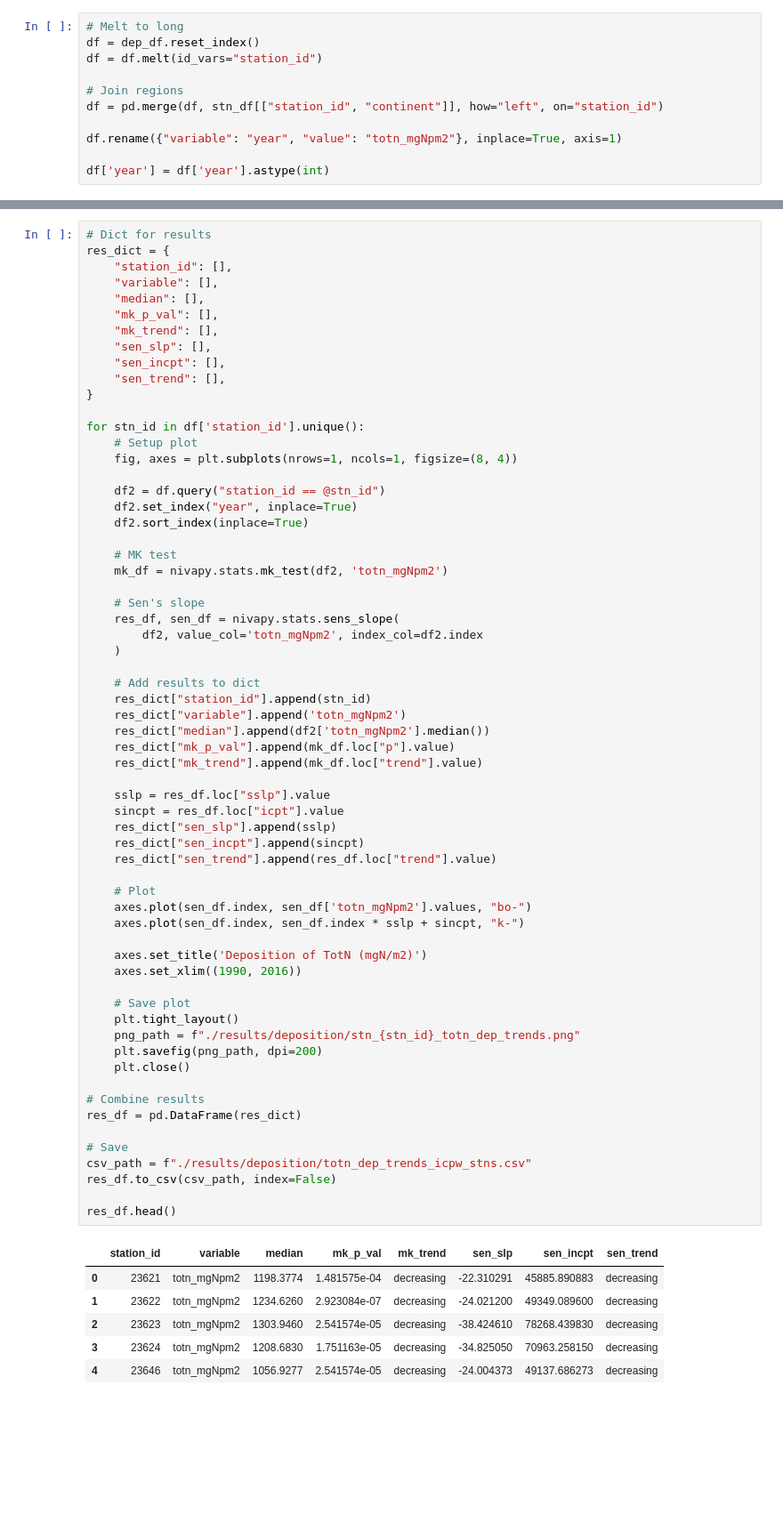
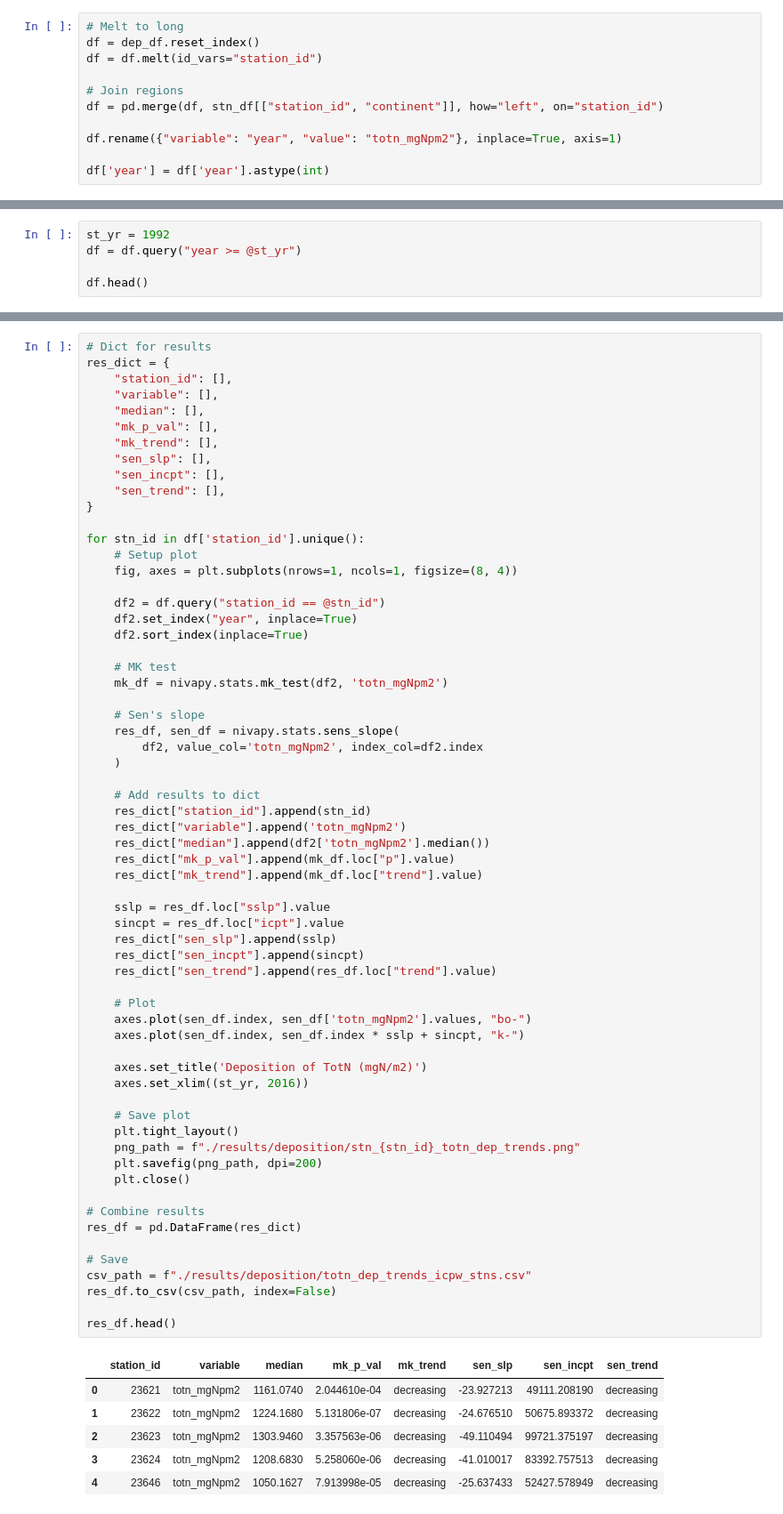
Before and after one commit to JamesSample/icpw2, a Jupyter notebook: thematic_report_2020/thematic_report_2020_nitrogen_part7.ipynb, the cells around one changed output, grey strips where cells are left out. Shown: that part at 89% size. Drawn from its saved outputs; the diff is of its cells as text; blank space fills up the shorter version.

```diff
--- a/thematic_report_2020/thematic_report_2020_nitrogen_part7.ipynb
+++ b/thematic_report_2020/thematic_report_2020_nitrogen_part7.ipynb
@@ -190,0 +184,5 @@ df.head()
+# %%
+st_yr = 1992
+df = df.query("year >= @st_yr")
+
+df.head()
@@ -225,36 +230,36 @@ for stn_id in df['station_id'].unique():
     res_dict["mk_trend"].append(mk_df.loc["trend"].value)
 
     sslp = res_df.loc["sslp"].value
     sincpt = res_df.loc["icpt"].value
     res_dict["sen_slp"].append(sslp)
     res_dict["sen_incpt"].append(sincpt)
     res_dict["sen_trend"].append(res_df.loc["trend"].value)
 
     # Plot
     axes.plot(sen_df.index, sen_df['totn_mgNpm2'].values, "bo-")
     axes.plot(sen_df.index, sen_df.index * sslp + sincpt, "k-")
 
     axes.set_title('Deposition of TotN (mgN/m2)')
-    axes.set_xlim((1990, 2016))
+    axes.set_xlim((st_yr, 2016))
 
     # Save plot
     plt.tight_layout()
     png_path = f"./results/deposition/stn_{stn_id}_totn_dep_trends.png"
     plt.savefig(png_path, dpi=200)
     plt.close()
 
 # Combine results
 res_df = pd.DataFrame(res_dict)
 
 # Save
 csv_path = f"./results/deposition/totn_dep_trends_icpw_stns.csv"
 res_df.to_csv(csv_path, index=False)
 
 res_df.head()
 # %% [output]
 |  | station_id | variable | median | mk_p_val | mk_trend | sen_slp | sen_incpt | sen_trend |
-| 0 | 23621 | totn_mgNpm2 | 1198.3774 | 1.481575e-04 | decreasing | -22.310291 | 45885.890883 | decreasing |
-| 1 | 23622 | totn_mgNpm2 | 1234.6260 | 2.923084e-07 | decreasing | -24.021200 | 49349.089600 | decreasing |
-| 2 | 23623 | totn_mgNpm2 | 1303.9460 | 2.541574e-05 | decreasing | -38.424610 | 78268.439830 | decreasing |
-| 3 | 23624 | totn_mgNpm2 | 1208.6830 | 1.751163e-05 | decreasing | -34.825050 | 70963.258150 | decreasing |
-| 4 | 23646 | totn_mgNpm2 | 1056.9277 | 2.541574e-05 | decreasing | -24.004373 | 49137.686273 | decreasing |
+| 0 | 23621 | totn_mgNpm2 | 1161.0740 | 2.044610e-04 | decreasing | -23.927213 | 49111.208190 | decreasing |
+| 1 | 23622 | totn_mgNpm2 | 1224.1680 | 5.131806e-07 | decreasing | -24.676510 | 50675.893372 | decreasing |
+| 2 | 23623 | totn_mgNpm2 | 1303.9460 | 3.357563e-06 | decreasing | -49.110494 | 99721.375197 | decreasing |
+| 3 | 23624 | totn_mgNpm2 | 1208.6830 | 5.258060e-06 | decreasing | -41.010017 | 83392.757513 | decreasing |
+| 4 | 23646 | totn_mgNpm2 | 1050.1627 | 7.913998e-05 | decreasing | -25.637433 | 52427.578949 | decreasing |
```
Also changed, not shown: parts of 3 cells of this notebook, 4 other files.
